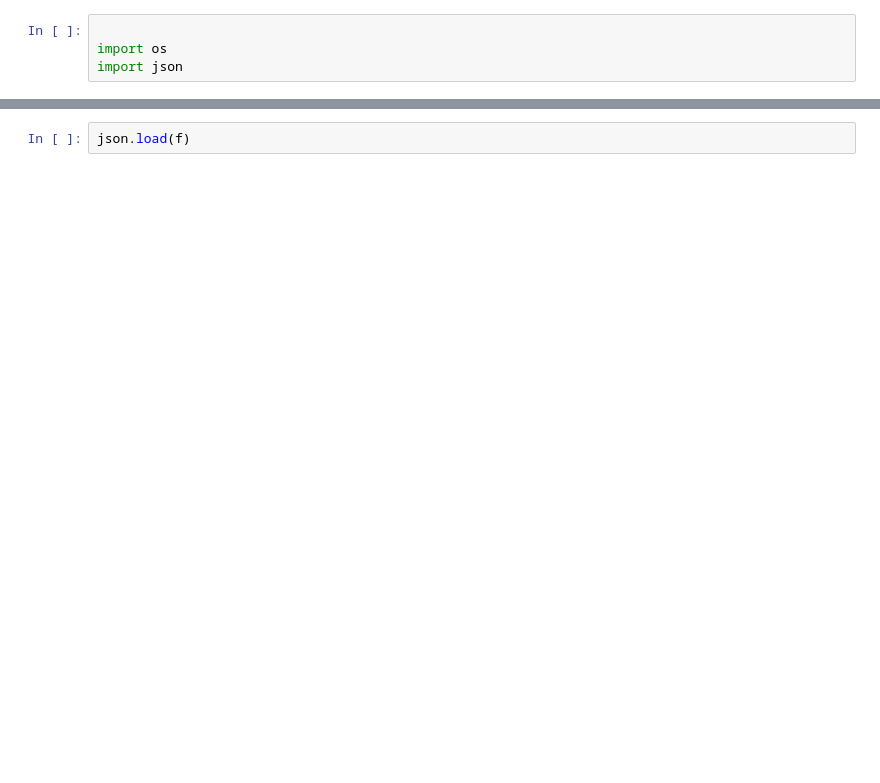
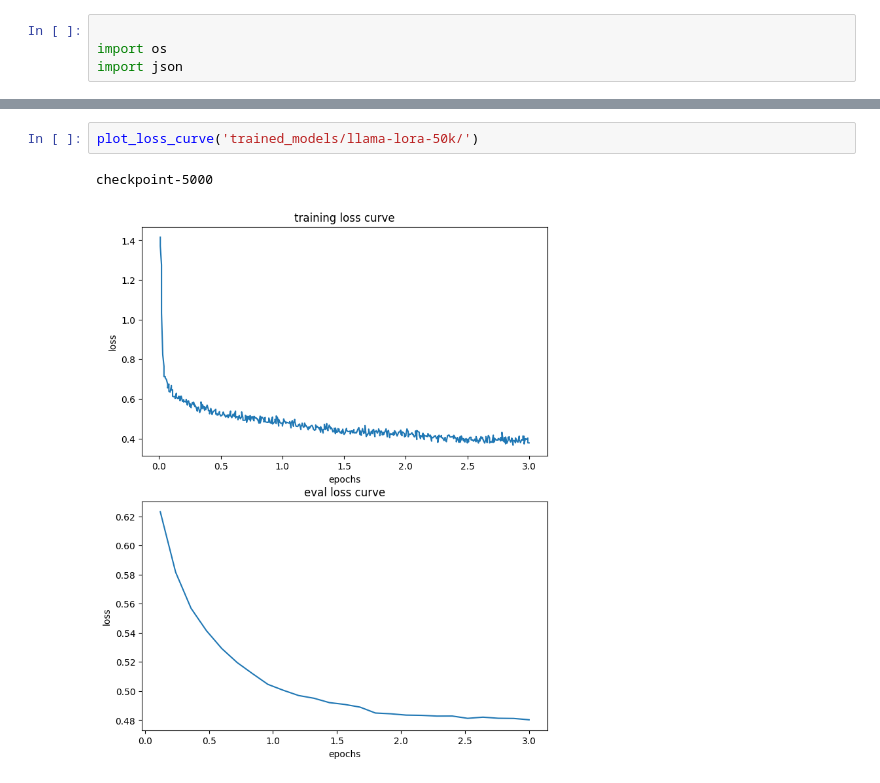
Before and after one commit to lyf-00/LLM-Adapters, a Jupyter notebook: plot_loss_curve.ipynb, the cells around one changed output, grey strips where cells are left out. Cells and saved outputs as stored; diff of their text form; blank space fills up the shorter version.

```diff
--- a/plot_loss_curve.ipynb
+++ b/plot_loss_curve.ipynb
@@ -46,2 +48,5 @@ checkpoint-1600 180
-# %%
-json.load(f)
+# %%
+plot_loss_curve('trained_models/llama-lora-50k/')
+# %% [output]
+checkpoint-5000
+[figure, added]
```
Also changed, not shown: parts of 9 cells of this notebook.
